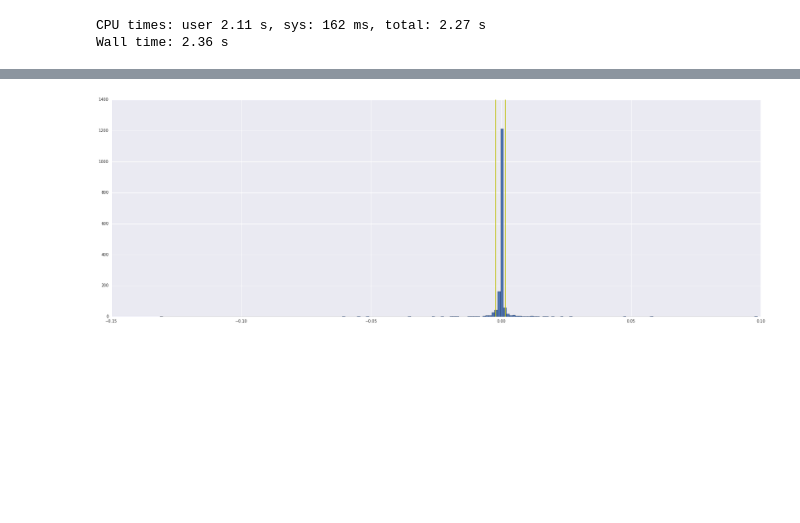
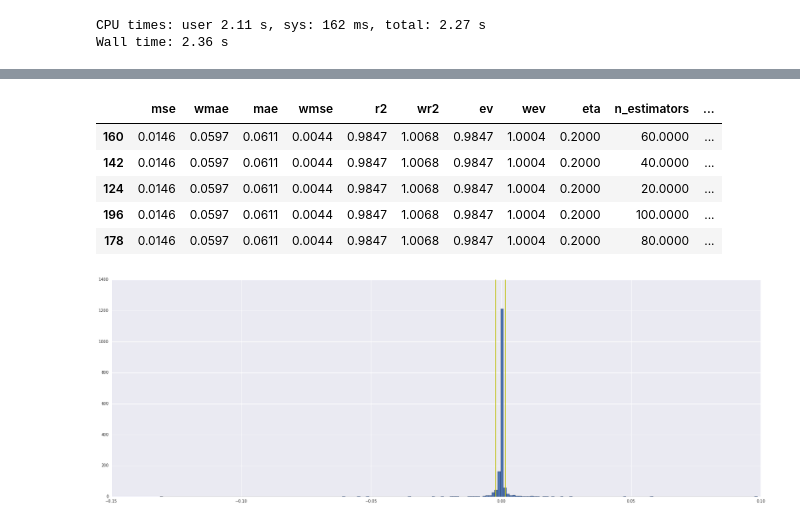
Before and after one commit to feliuserra/Luminosity, a Jupyter notebook: notebooks/model-linear_regression_xgboost.ipynb, the cells around one changed output, grey strips where cells are left out. Drawn from its saved outputs; the diff is of its cells as text; code cells hidden in the pictures; blank space fills up the shorter version.

```diff
--- a/notebooks/model-linear_regression_xgboost.ipynb
+++ b/notebooks/model-linear_regression_xgboost.ipynb
@@ -205,3 +213,12 @@ cv_results.groupby(list(param_grid.keys())).mean().head()
+# %%
+cv_results.groupby('sort_values('wmse').head()
+# %% [output]
+|  | mse | wmae | mae | wmse | r2 | wr2 | ev | wev | eta | n_estimators | ... |
+| 160 | 0.0146 | 0.0597 | 0.0611 | 0.0044 | 0.9847 | 1.0068 | 0.9847 | 1.0004 | 0.2000 | 60.0000 | ... |
+| 142 | 0.0146 | 0.0597 | 0.0611 | 0.0044 | 0.9847 | 1.0068 | 0.9847 | 1.0004 | 0.2000 | 40.0000 | ... |
+| 124 | 0.0146 | 0.0597 | 0.0611 | 0.0044 | 0.9847 | 1.0068 | 0.9847 | 1.0004 | 0.2000 | 20.0000 | ... |
+| 196 | 0.0146 | 0.0597 | 0.0611 | 0.0044 | 0.9847 | 1.0068 | 0.9847 | 1.0004 | 0.2000 | 100.0000 | ... |
+| 178 | 0.0146 | 0.0597 | 0.0611 | 0.0044 | 0.9847 | 1.0068 | 0.9847 | 1.0004 | 0.2000 | 80.0000 | ... |
 # %%
 pred = linear_tree_booster.predict(test_data)
 test_ae = test_data.get_label() - pred
```
Also changed, not shown: parts of 1 cell of this notebook.
